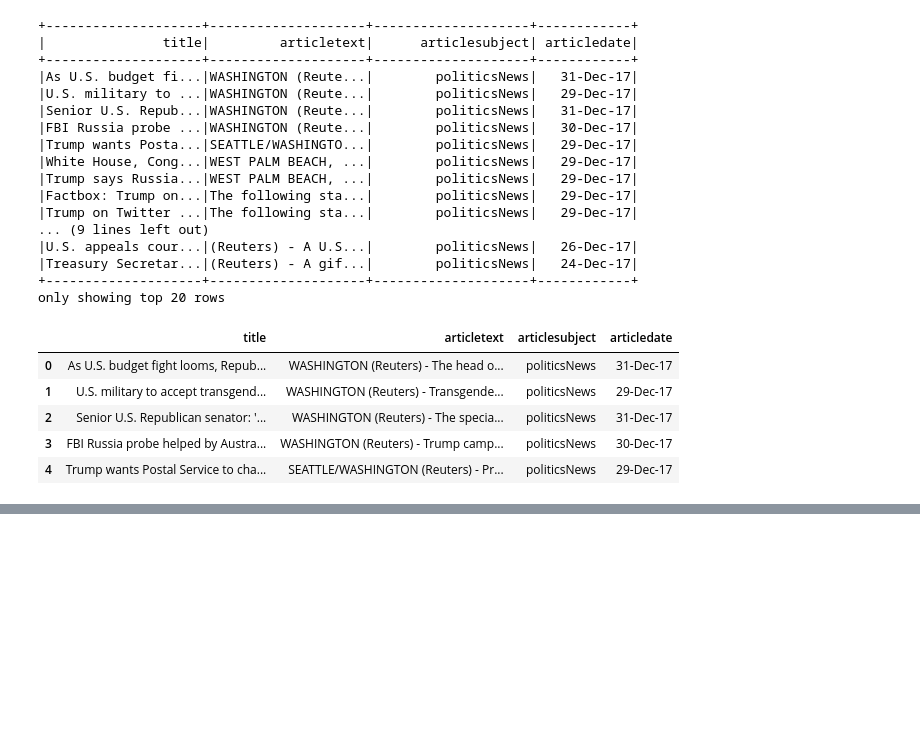
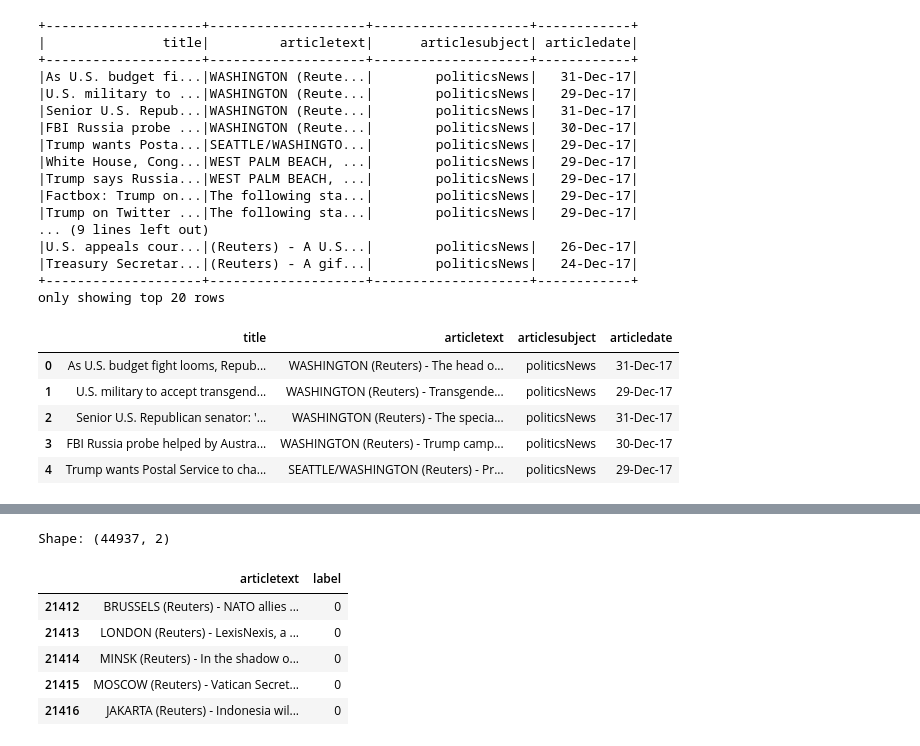
Before and after one commit to biggity2bit/colab, a Jupyter notebook: bernt_politifact_test.ipynb, the cells around one changed output, grey strips where cells are left out. Cells and saved outputs as stored; diff of their text form; code cells hidden in the pictures; blank space fills up the shorter version.

```diff
--- a/bernt_politifact_test.ipynb
+++ b/bernt_politifact_test.ipynb
@@ -113,0 +126,14 @@ true_df.head()
+# %%
+# Create a new dataframe with only the information we need (the text of articles and the true/false values):
+df1 = pd.concat([fake_df[['articletext', 'label']], true_df[['articletext', 'label']]], axis=0)
+
+print("Shape:", df1.shape)
+df1.tail()
+# %% [output]
+Shape: (44937, 2)
+|  | articletext | label |
+| 21412 | BRUSSELS (Reuters) - NATO allies ... | 0 |
+| 21413 | LONDON (Reuters) - LexisNexis, a ... | 0 |
+| 21414 | MINSK (Reuters) - In the shadow o... | 0 |
+| 21415 | MOSCOW (Reuters) - Vatican Secret... | 0 |
+| 21416 | JAKARTA (Reuters) - Indonesia wil... | 0 |
```
Also changed, not shown: parts of 12 cells of this notebook.
